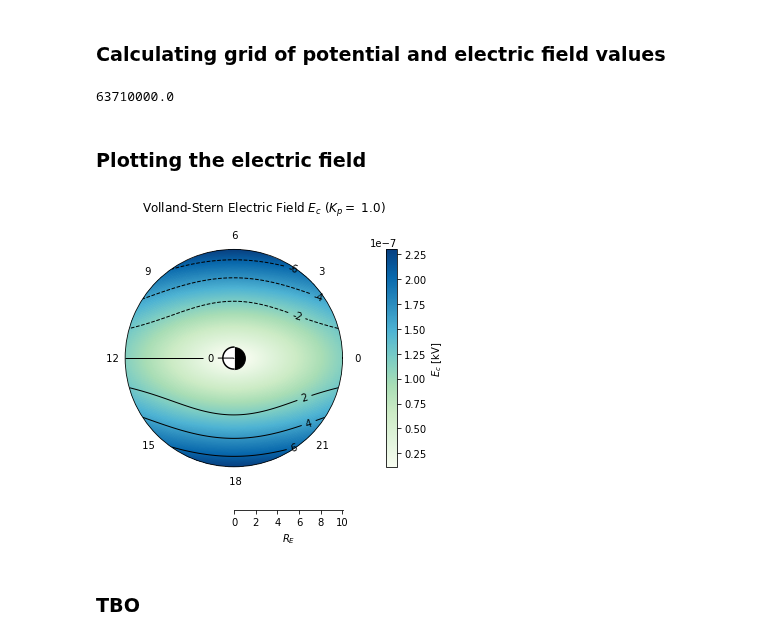
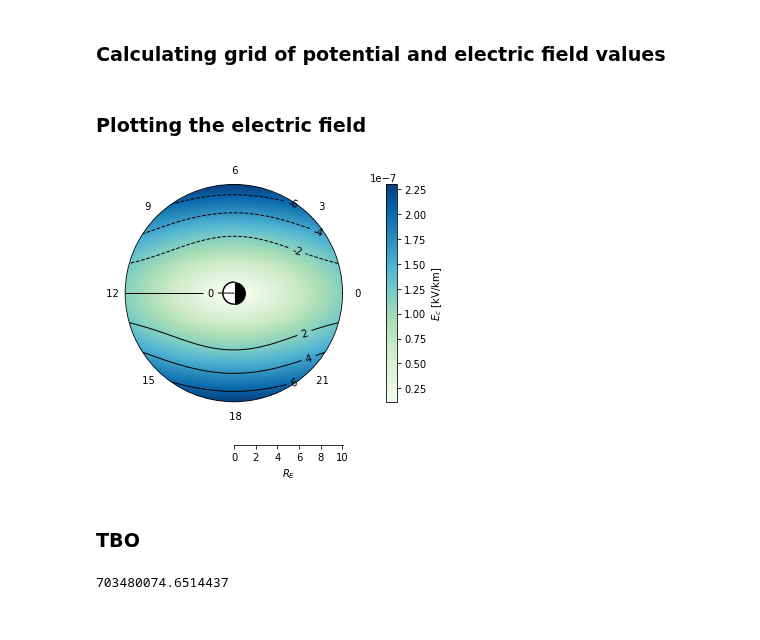
Before and after one commit to argallmr/imef, a Jupyter notebook: particle-tracing/electric-field/Volland-Stern.ipynb, the cells around one changed output. Saved outputs shown, nothing was run; the diff lists cells and outputs as text; code cells hidden in the pictures.

```diff
--- a/particle-tracing/electric-field/Volland-Stern.ipynb
+++ b/particle-tracing/electric-field/Volland-Stern.ipynb
@@ -159,7 +159,6 @@ l, mlt = np.meshgrid(ln, mn)
 emap_new = np.zeros(r.shape) # E field
 umap_new = np.zeros(r.shape) # Potential
 
-print(r[0,dr-1])
 # calculate potential and assign values to array
 for i in range(0,dr):
     for j in range(0,dr):
@@ -173,11 +172,9 @@ for i in range(0,dr):
         emap_new[i,j] = mag(vs_efield(coords, gs, kp, sph = True))
         umap_new[i,j] = vs_potential(coords, gs, kp, sph = True)
 
-
+# remove unwanted datapoints within 1RE
 bad = np.where(r < RE)
 emap_new[bad] = np.nan
-# %% [output]
-63710000.0
 # %% [markdown]
 ### Plotting the electric field
 # %%
@@ -192,7 +189,7 @@ ax1 = axes[0, 0]
 
 # plot E-field
 eplot = ax1.pcolormesh(phi, rscale, emap_new, cmap=pcolor, shading='nearest')
-fig.colorbar(eplot, ax=ax1, pad=0.13, label="$E_c$ [kV]")
+fig.colorbar(eplot, ax=ax1, pad=0.13, label="$E_c$ [kV/km]")
 
 # plot potential contours
 uplot = ax1.contour(phi, rscale, umap_new, 8, colors='k', linewidths=1)
@@ -201,35 +198,39 @@ ax1.clabel(uplot, uplot.levels, fmt = '%1.0f')
 # set clockwise labels
 # ax1.set_theta_direction(-1)
 
 # scale angular by MLT
 scale_ang = ticker.FuncFormatter(lambda phi, pos: '{0: .0f}'.format(math.degrees(phi/15)))
 ax1.xaxis.set_major_formatter(scale_ang)
 
 # scale radial axis by RE (L-shell) - only if not plotting with rscale
 #scale_rad = ticker.FuncFormatter(lambda r, pos: '{0:.0f}'.format(r/RE))
 #ax1.yaxis.set_major_formatter(scale_rad)
 
 # place 0 at top
 #ax1.set_theta_zero_location('N')
 #ax1.set_theta_offset(np.pi/2.0)
 
 # adjust angle of radial axis labels  - only if not plotting with rscale
 # ax1.set_rlabel_position(0)
 
-fig.suptitle(f"Volland-Stern Electric Field $E_c$ ($K_p =$ {kp})", y = 1.05)
+#fig.suptitle(f"Volland-Stern Electric Field $E_c$ ($K_p =$ {kp})", y = 1.05)
 #fig.colorbar(fig1, ax=ax1)
 
 
 # hide radial labels and add RE-scaled subaxis
 ax1.set_yticklabels([])
 add_offscale_RE(ax1)
 
 # draw the earth
 draw_earth(ax1)
 
 plt.show()
+
+# save figure
+fname = 'plot_VS_efield_full'
+#plt.savefig('../bin/'+fname+'.png',bbox_inches='tight', dpi=150)
 # %% [output]
-[figure, old version]
+[figure, new version]
 # %% [markdown]
 ### TBO
 # %%
@@ -242,3 +243,21 @@ def set_axis_l_mlt(ax):
     # scale angular by MLT
     scale_ang = ticker.FuncFormatter(lambda phi, pos: '{0:5.0f}'.format(math.radians(phi)/15))
     ax1.xaxis.set_major_formatter(scale_ang)
+# %%
+te = 10
+ne = 2e18
+qe = 1.602e-19
+e0 = 8.84e-12
+b=0.004
+me = 9.109e-31
+
+deb = np.sqrt((e0*te)/(ne*qe))
+
+rl = 3.37e-6*np.sqrt(te)/b
+
+wp = 56.4*np.sqrt(ne)
+
+wc = qe*b/me
+wc
+# %% [output]
+703480074.6514437
```
Also changed, not shown: parts of 1 cell of this notebook, 2 other files.
